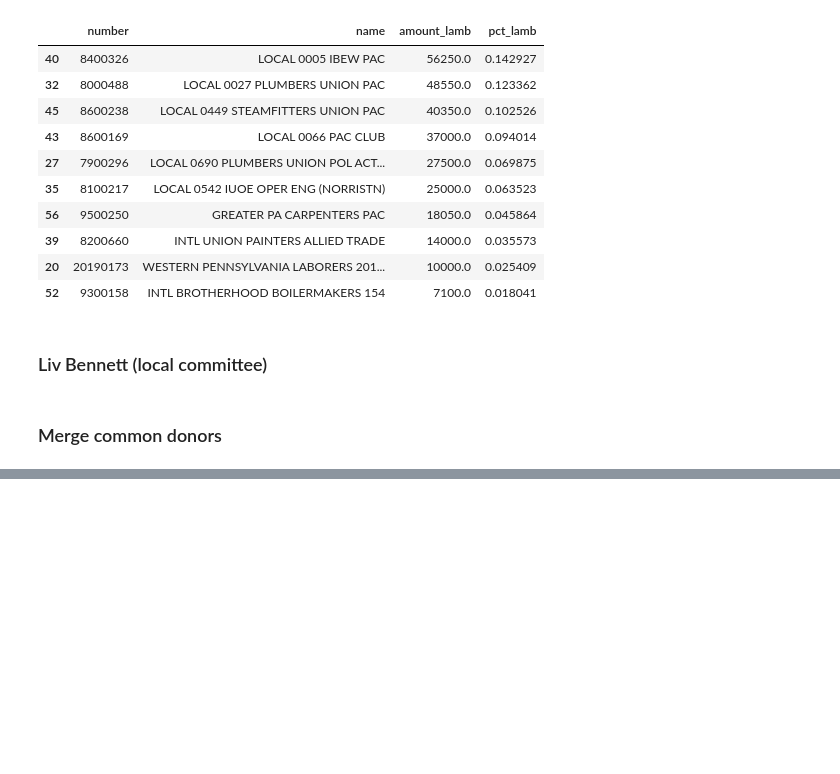
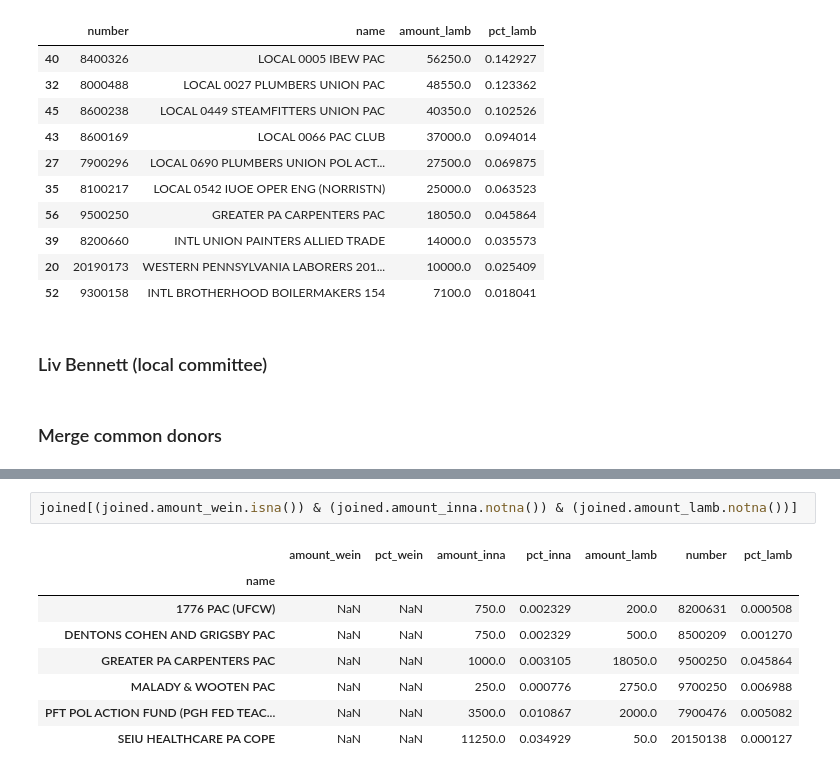
Before and after one commit to maclover7/execfinance, a Jupyter notebook: analysis.ipynb, the cells around one changed output, grey strips where cells are left out. Drawn from its saved outputs; the diff is of its cells as text; blank space fills up the shorter version.

```diff
--- a/analysis.ipynb
+++ b/analysis.ipynb
@@ -231 +236,12 @@ joined[(joined.amount_wein.notna()) & (joined.amount_inna.notna()) & (joined.amo
+# %%
+joined[(joined.amount_wein.isna()) & (joined.amount_inna.notna()) & (joined.amount_lamb.notna())]
+# %% [output]
+|  | amount_wein | pct_wein | amount_inna | pct_inna | amount_lamb | number | pct_lamb |
+| name |  |  |  |  |  |  |  |
+| 1776 PAC (UFCW) | NaN | NaN | 750.0 | 0.002329 | 200.0 | 8200631 | 0.000508 |
+| DENTONS COHEN AND GRIGSBY PAC | NaN | NaN | 750.0 | 0.002329 | 500.0 | 8500209 | 0.001270 |
+| GREATER PA CARPENTERS PAC | NaN | NaN | 1000.0 | 0.003105 | 18050.0 | 9500250 | 0.045864 |
+| MALADY & WOOTEN PAC | NaN | NaN | 250.0 | 0.000776 | 2750.0 | 9700250 | 0.006988 |
+| PFT POL ACTION FUND (PGH FED TEAC... | NaN | NaN | 3500.0 | 0.010867 | 2000.0 | 7900476 | 0.005082 |
+| SEIU HEALTHCARE PA COPE | NaN | NaN | 11250.0 | 0.034929 | 50.0 | 20150138 | 0.000127 |
 # %%
```
Also changed, not shown: parts of 6 cells of this notebook.
